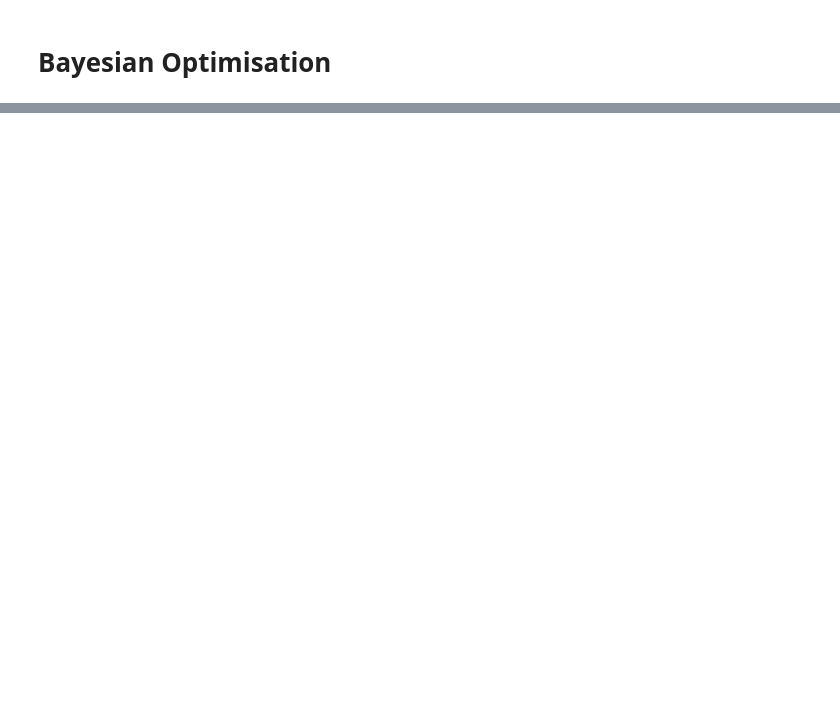
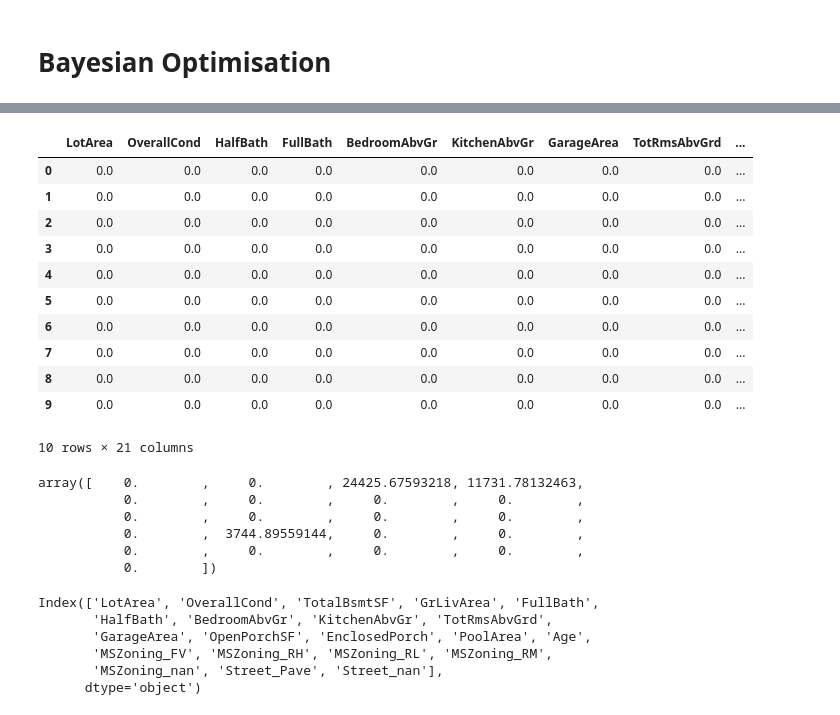
Before and after one commit to mabdulrehman8833-cloud/bd4dm, a Jupyter notebook: Model development/Exercise 3.ipynb, the cells around one changed output, grey strips where cells are left out. Drawn from its saved outputs; the diff is of its cells as text; code cells hidden in the pictures; blank space fills up the shorter version.

```diff
--- a/Model development/Exercise 3.ipynb
+++ b/Model development/Exercise 3.ipynb
@@ -93,15 +185,17 @@ from skopt import ???
 start = timer()
 
 hp_grid = {
-         'max_depth': [???],
-         'min_samples_leaf': [???],
-         'min_samples_split': [???],
-     }
+    'max_depth': [50, 100, 500, 1000, 5000],
+    'min_samples_leaf': [50, 100, 500, 1000, 5000],
+    'min_samples_split': [50, 100, 500, 1000, 5000],
+    'max_leaf_nodes': [50, 100, 500, 1000, 5000, None]
+}
+
 
 opt_grid_search = BayesSearchCV(
      DecisionTreeRegressor(random_state=7),
      hp_grid,
-     n_iter=???,
+     n_iter=30,
      random_state=7,
      scoring='neg_root_mean_squared_error',
      return_train_score=True,
@@ -124,0 +286,45 @@ cv_results.sort_values('mean_test_score')
+# %%
+from sklearn.inspection import permutation_importance
+
+result = permutation_importance(grid_search.best_estimator_, Xtest, ytest,
+                                n_repeats=10, random_state=7,
+                                scoring='neg_root_mean_squared_error')
+# %%
+# raw permutation importance scores
+sorted_importances_idx = result.importances_mean.argsort()
+raw_importances = pd.DataFrame(
+    result.importances[sorted_importances_idx].T,
+    columns=Xtrain.columns[sorted_importances_idx],
+)
+raw_importances
+# %% [output]
+|  | LotArea | OverallCond | HalfBath | FullBath | BedroomAbvGr | KitchenAbvGr | GarageArea | TotRmsAbvGrd | ... |
+| 0 | 0.0 | 0.0 | 0.0 | 0.0 | 0.0 | 0.0 | 0.0 | 0.0 | ... |
+| 1 | 0.0 | 0.0 | 0.0 | 0.0 | 0.0 | 0.0 | 0.0 | 0.0 | ... |
+| 2 | 0.0 | 0.0 | 0.0 | 0.0 | 0.0 | 0.0 | 0.0 | 0.0 | ... |
+| 3 | 0.0 | 0.0 | 0.0 | 0.0 | 0.0 | 0.0 | 0.0 | 0.0 | ... |
+| 4 | 0.0 | 0.0 | 0.0 | 0.0 | 0.0 | 0.0 | 0.0 | 0.0 | ... |
+| 5 | 0.0 | 0.0 | 0.0 | 0.0 | 0.0 | 0.0 | 0.0 | 0.0 | ... |
+| 6 | 0.0 | 0.0 | 0.0 | 0.0 | 0.0 | 0.0 | 0.0 | 0.0 | ... |
+| 7 | 0.0 | 0.0 | 0.0 | 0.0 | 0.0 | 0.0 | 0.0 | 0.0 | ... |
+| 8 | 0.0 | 0.0 | 0.0 | 0.0 | 0.0 | 0.0 | 0.0 | 0.0 | ... |
+| 9 | 0.0 | 0.0 | 0.0 | 0.0 | 0.0 | 0.0 | 0.0 | 0.0 | ... |
+10 rows × 21 columns
+# %%
+result.importances_mean
+# %% [output]
+array([    0.        ,     0.        , 24425.67593218, 11731.78132463,
+           0.        ,     0.        ,     0.        ,     0.        ,
+           0.        ,     0.        ,     0.        ,     0.        ,
+           0.        ,  3744.89559144,     0.        ,     0.        ,
+           0.        ,     0.        ,     0.        ,     0.        ,
+           0.        ])
+# %%
+Xtest.columns
+# %% [output]
+Index(['LotArea', 'OverallCond', 'TotalBsmtSF', 'GrLivArea', 'FullBath',
+       'HalfBath', 'BedroomAbvGr', 'KitchenAbvGr', 'TotRmsAbvGrd',
+       'GarageArea', 'OpenPorchSF', 'EnclosedPorch', 'PoolArea', 'Age',
+       'MSZoning_FV', 'MSZoning_RH', 'MSZoning_RL', 'MSZoning_RM',
+       'MSZoning_nan', 'Street_Pave', 'Street_nan'],
+      dtype='object')
```
Also changed, not shown: parts of 22 cells of this notebook.
